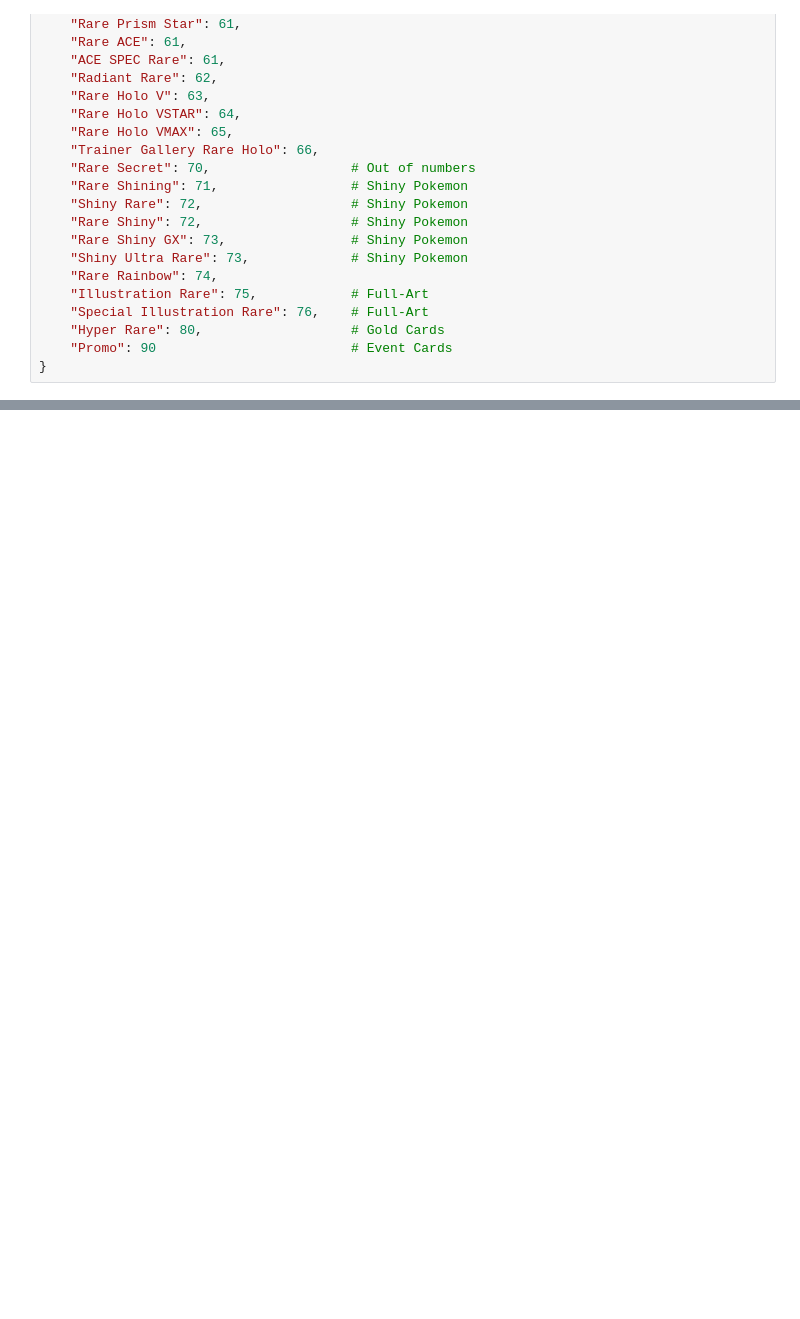
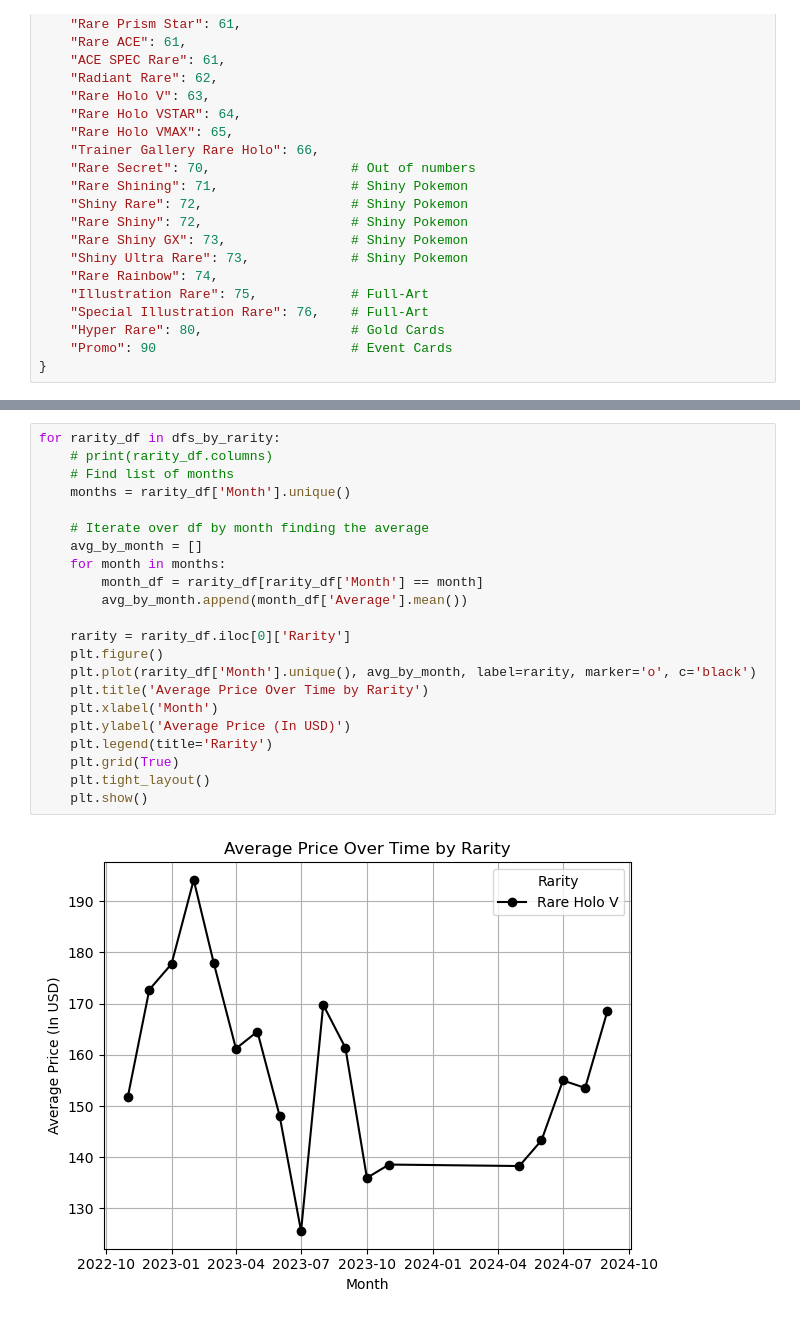
Before and after one commit to JihunKimCode/RarityRadar, a Jupyter notebook: graph.ipynb, the cells around one changed output, grey strips where cells are left out. Saved outputs shown, nothing was run; the diff lists cells and outputs as text; blank space fills up the shorter version.

```diff
--- a/graph.ipynb
+++ b/graph.ipynb
@@ -73,0 +76,24 @@ plt.show()
+# %%
+for rarity_df in dfs_by_rarity:
+    # print(rarity_df.columns)
+    # Find list of months
+    months = rarity_df['Month'].unique()
+
+    # Iterate over df by month finding the average
+    avg_by_month = []
+    for month in months:
+        month_df = rarity_df[rarity_df['Month'] == month]
+        avg_by_month.append(month_df['Average'].mean())
+
+    rarity = rarity_df.iloc[0]['Rarity']
+    plt.figure()
+    plt.plot(rarity_df['Month'].unique(), avg_by_month, label=rarity, marker='o', c='black')
+    plt.title('Average Price Over Time by Rarity')
+    plt.xlabel('Month')
+    plt.ylabel('Average Price (In USD)')
+    plt.legend(title='Rarity')
+    plt.grid(True)
+    plt.tight_layout()
+    plt.show()
+# %% [output]
+[figure, added]
```
Also changed, not shown: parts of 2 cells of this notebook.
